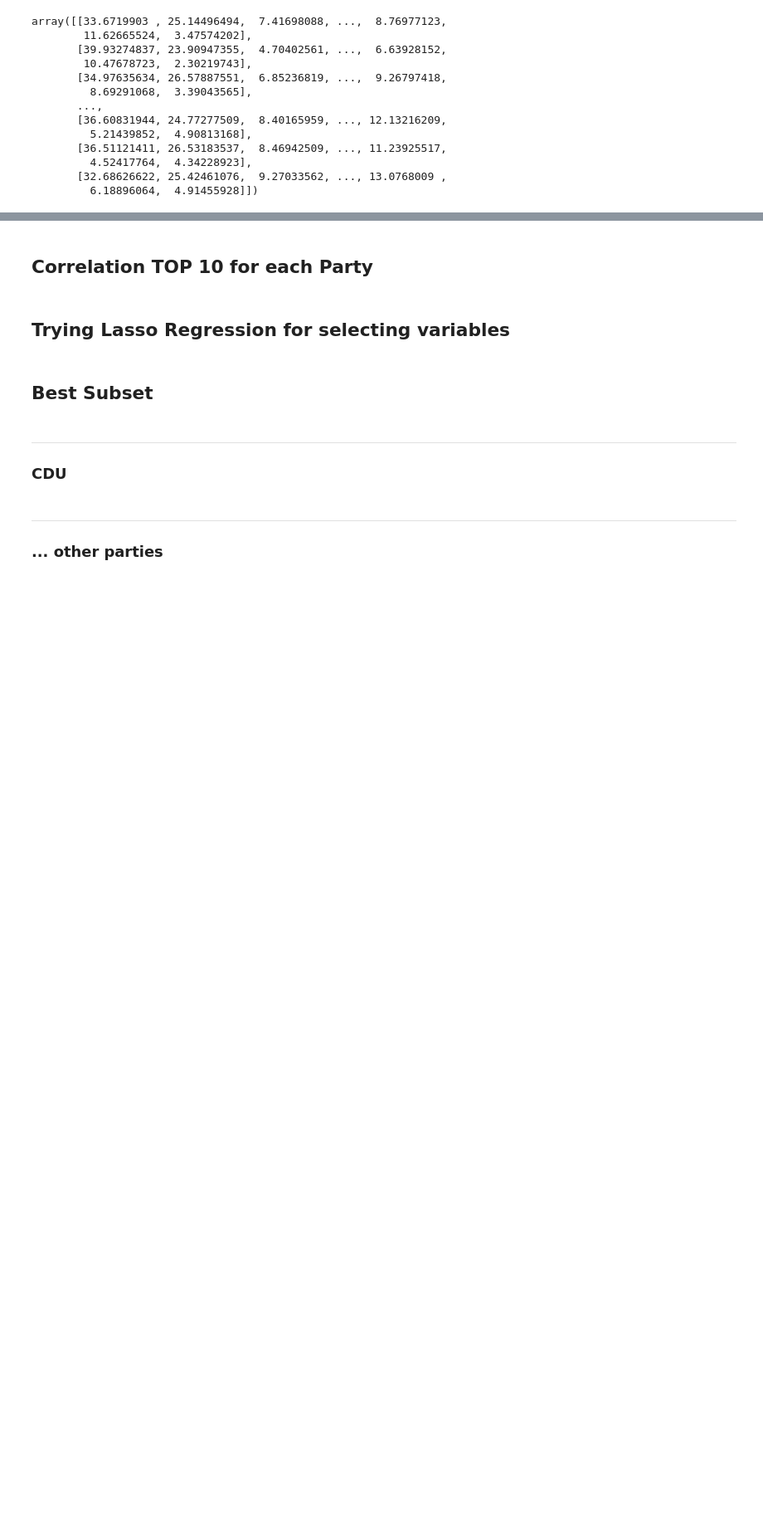
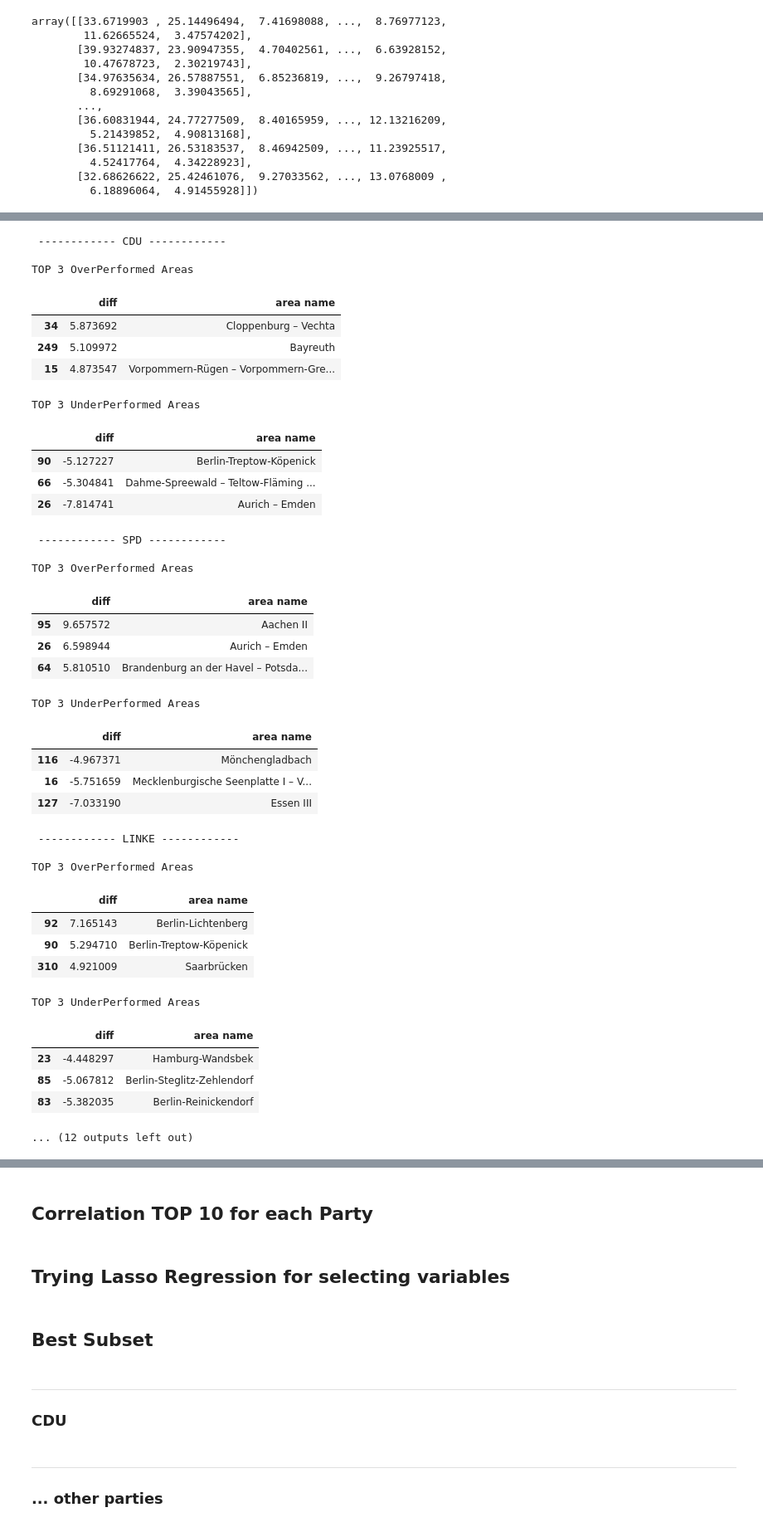
Before and after one commit to MariusMeiners/w07_assignment, a Jupyter notebook: W07_new.ipynb, the cells around one changed output, grey strips where cells are left out. Shown at 83% size. Cells and saved outputs as stored; diff of their text form; code cells hidden in the pictures; blank space fills up the shorter version.

```diff
--- a/W07_new.ipynb
+++ b/W07_new.ipynb
@@ -462,0 +459,4 @@ array([33.6719903 , 25.14496494,  7.41698088,  9.89389538,  8.76977123,
+# %%
+for i, party in enumerate(parties):
+    #print(y_pred[:,i].reshape(-1,1))
+    areas.loc[:,party + " pred %"] = y_pred[:,i].reshape(-1,1)
@@ -463,2 +474,49 @@ array([33.6719903 , 25.14496494,  7.41698088,  9.89389538,  8.76977123,
+# %%
+for party in parties:
+    diff_cdu = pd.DataFrame(areas[party + " %"] - areas[party + " pred %"], columns = ["diff"])
+    diff_cdu["area name"] = areas["area name"]
+    print("\n ------------ " + party.upper() + " ------------\n")
+    print("TOP 3 OverPerformed Areas")
+    display(diff_cdu.sort_values(by=["diff"], ascending=False).head(3))
+    print("\nTOP 3 UnderPerformed Areas")
+    display(diff_cdu.sort_values(by=["diff"], ascending=False).tail(3))
+# %% [output]
+ ------------ CDU ------------
+
+TOP 3 OverPerformed Areas
+|  | diff | area name |
+| 34 | 5.873692 | Cloppenburg – Vechta |
+| 249 | 5.109972 | Bayreuth |
+| 15 | 4.873547 | Vorpommern-Rügen – Vorpommern-Gre... |
+TOP 3 UnderPerformed Areas
+|  | diff | area name |
+| 90 | -5.127227 | Berlin-Treptow-Köpenick |
+| 66 | -5.304841 | Dahme-Spreewald – Teltow-Fläming ... |
+| 26 | -7.814741 | Aurich – Emden |
+ ------------ SPD ------------
+
+TOP 3 OverPerformed Areas
+|  | diff | area name |
+| 95 | 9.657572 | Aachen II |
+| 26 | 6.598944 | Aurich – Emden |
+| 64 | 5.810510 | Brandenburg an der Havel – Potsda... |
+TOP 3 UnderPerformed Areas
+|  | diff | area name |
+| 116 | -4.967371 | Mönchengladbach |
+| 16 | -5.751659 | Mecklenburgische Seenplatte I – V... |
+| 127 | -7.033190 | Essen III |
+ ------------ LINKE ------------
+
+TOP 3 OverPerformed Areas
+|  | diff | area name |
+| 92 | 7.165143 | Berlin-Lichtenberg |
+| 90 | 5.294710 | Berlin-Treptow-Köpenick |
+| 310 | 4.921009 | Saarbrücken |
+TOP 3 UnderPerformed Areas
+|  | diff | area name |
+| 23 | -4.448297 | Hamburg-Wandsbek |
+| 85 | -5.067812 | Berlin-Steglitz-Zehlendorf |
+| 83 | -5.382035 | Berlin-Reinickendorf |
+... (12 outputs left out)
 # %%
 areas["pred cdu %"] = y_pred[]
```
Also changed, not shown: parts of 8 cells of this notebook, 5 other files.
